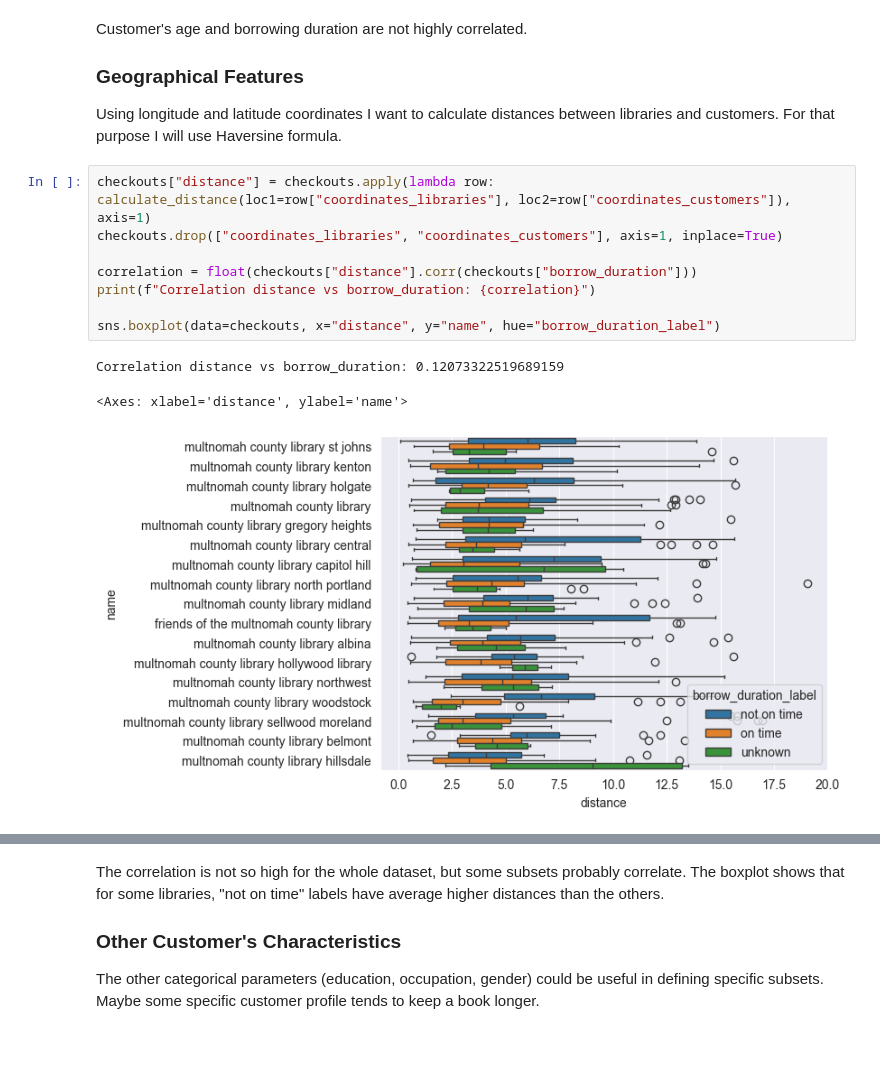
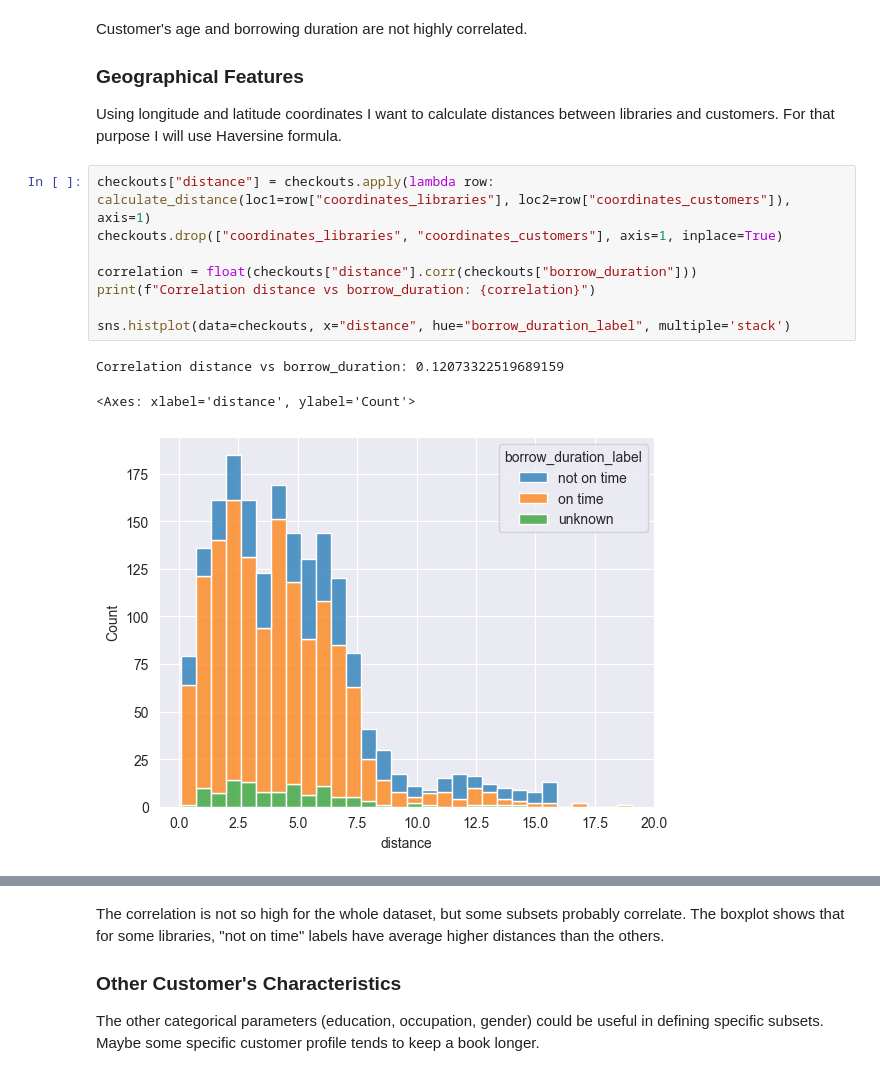
Before and after one commit to 19IT89/LibraryProject, a Jupyter notebook: notebooks/part_2_data_analysis.ipynb, the cells around one changed output, grey strips where cells are left out. Drawn from its saved outputs; the diff is of its cells as text; blank space fills up the shorter version.

```diff
--- a/notebooks/part_2_data_analysis.ipynb
+++ b/notebooks/part_2_data_analysis.ipynb
@@ -174,12 +234,12 @@ Using longitude and latitude coordinates I want to calculate distances between l
 # %%
 checkouts["distance"] = checkouts.apply(lambda row: calculate_distance(loc1=row["coordinates_libraries"], loc2=row["coordinates_customers"]), axis=1)
 checkouts.drop(["coordinates_libraries", "coordinates_customers"], axis=1, inplace=True)
 
 correlation = float(checkouts["distance"].corr(checkouts["borrow_duration"]))
 print(f"Correlation distance vs borrow_duration: {correlation}")
 
-sns.boxplot(data=checkouts, x="distance", y="name", hue="borrow_duration_label")
+sns.histplot(data=checkouts, x="distance", hue="borrow_duration_label", multiple='stack')
 # %% [output]
 Correlation distance vs borrow_duration: 0.12073322519689159
-<Axes: xlabel='distance', ylabel='name'>
+<Axes: xlabel='distance', ylabel='Count'>
-[figure, old version]
+[figure, new version]
```
Also changed, not shown: parts of 18 cells of this notebook, 2 other files.
